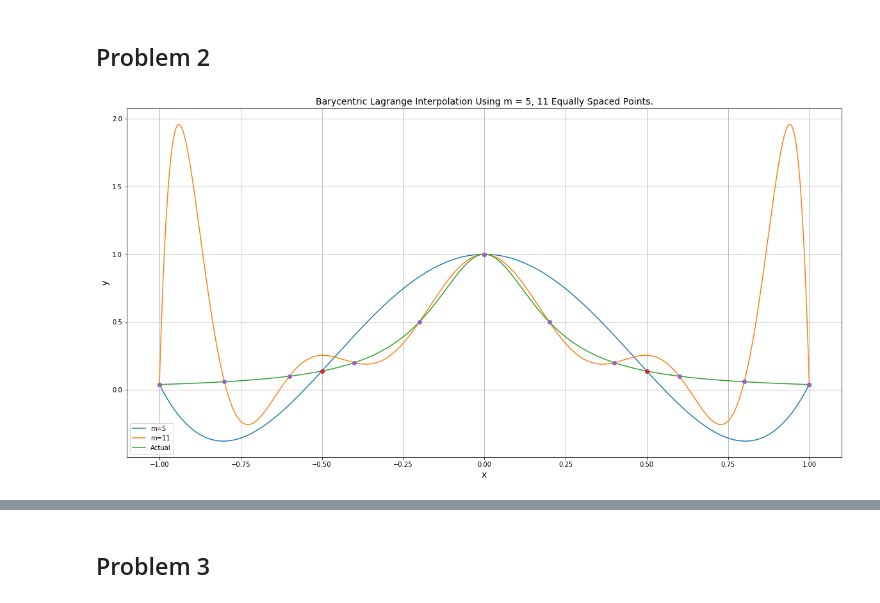
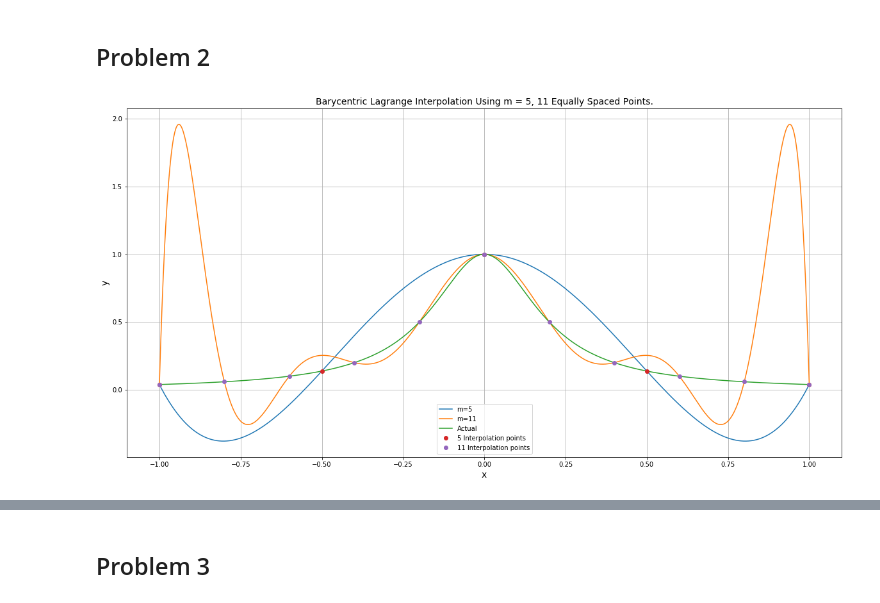
Before and after one commit to dhjx1996/Numerical_Analysis, a Jupyter notebook: Homework/Project 1.ipynb, the cells around one changed output, grey strips where cells are left out. Cells and saved outputs as stored; diff of their text form; code cells hidden in the pictures.

```diff
--- a/Homework/Project 1.ipynb
+++ b/Homework/Project 1.ipynb
@@ -105,27 +107,27 @@ def p_Barycentric(xvals,yvals,x):
 # %%
 f = lambda x: 1/(1+25*x**2)
 x = np.linspace(-1,1,1000)
 
 m = 5
 x5vals = np.linspace(-1,1,m)
 y5vals = f(x5vals)
 m5 = p_Barycentric(x5vals,y5vals,x)
 
 m = 11
 x11vals = np.linspace(-1,1,m)
 y11vals = f(x11vals)
 m11 = p_Barycentric(x11vals,y11vals,x)
 
 plt.figure(figsize=(20,10))
 plt.title("Barycentric Lagrange Interpolation Using m = 5, 11 Equally Spaced Points.", fontsize = 14)
 plt.xlabel("x", fontsize = 14)
 plt.ylabel("y", fontsize = 14)
 plt.plot(x,m5)
 plt.plot(x,m11)
 plt.plot(x,f(x))
 plt.plot(x5vals,y5vals, "o")
 plt.plot(x11vals,y11vals, "o")
-plt.legend(["m=5","m=11","Actual"])
+plt.legend(["m=5","m=11","Actual","5 Interpolation points", "11 Interpolation points"])
 plt.grid()
 # %% [output]
-[figure, old version]
+[figure, new version]
```
Also changed, not shown: parts of 79 cells of this notebook.
